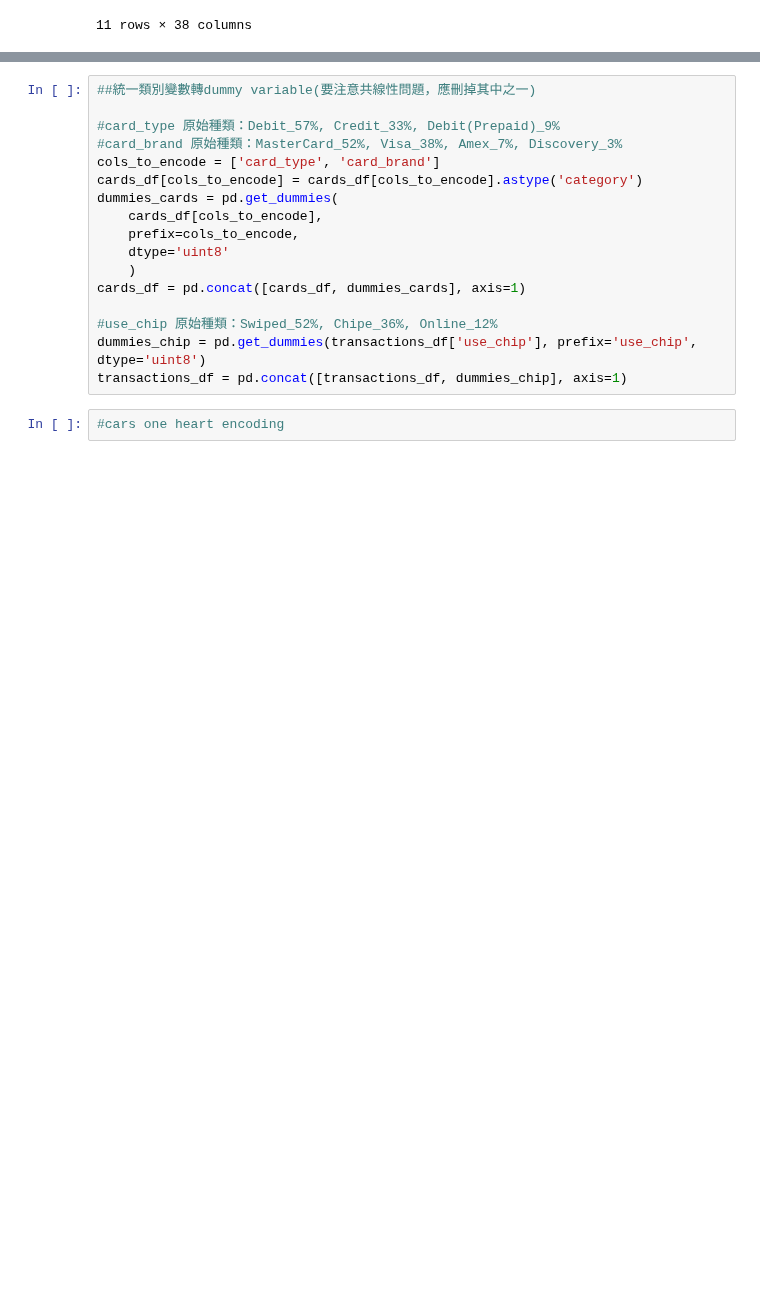
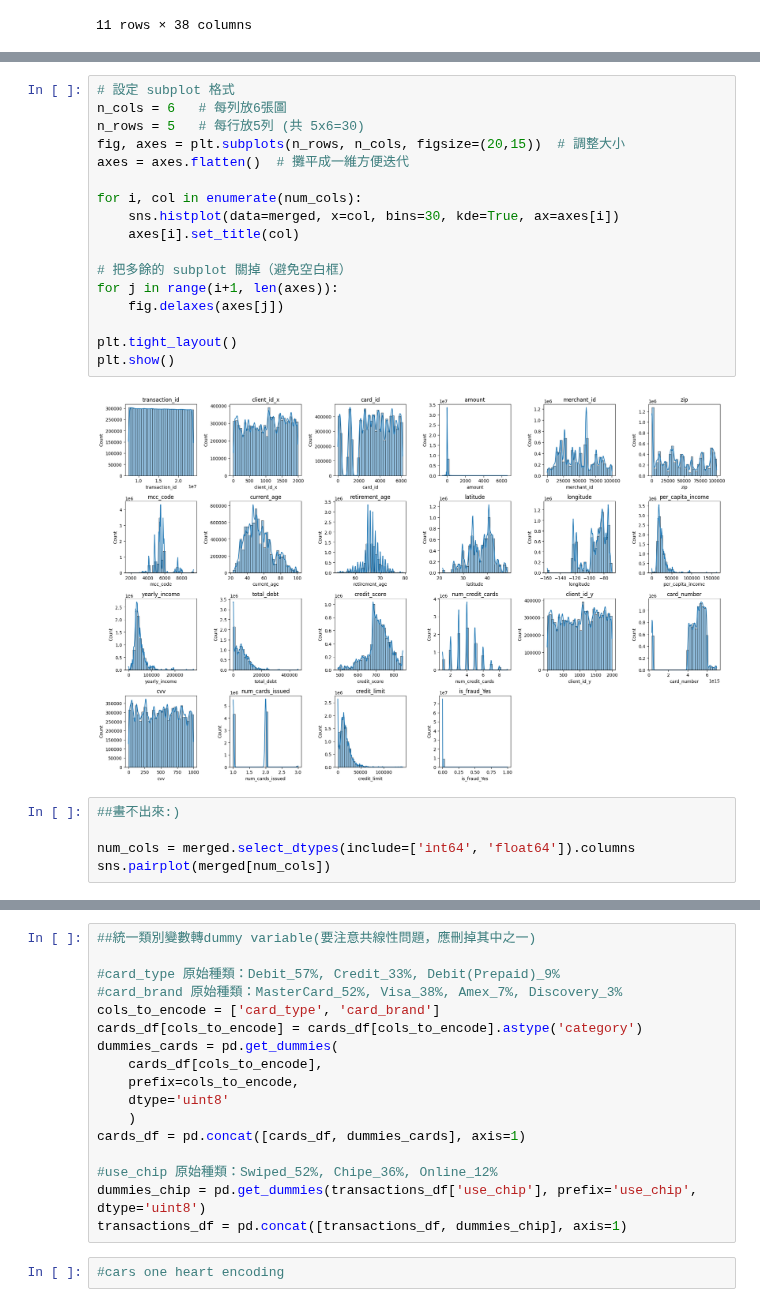
Before and after one commit to andyponn/2025_Fraud-Detection-project, a Jupyter notebook: Project.ipynb, the cells around one changed output, grey strips where cells are left out. Saved outputs shown, nothing was run; the diff lists cells and outputs as text; blank space fills up the shorter version.

```diff
--- a/Project.ipynb
+++ b/Project.ipynb
@@ -243,0 +258,24 @@ Note: you may need to restart the kernel to use updated packages.
+# %%
+# 設定 subplot 格式
+n_cols = 6   # 每列放6張圖
+n_rows = 5   # 每行放5列 (共 5x6=30)
+fig, axes = plt.subplots(n_rows, n_cols, figsize=(20,15))  # 調整大小
+axes = axes.flatten()  # 攤平成一維方便迭代
+
+for i, col in enumerate(num_cols):
+    sns.histplot(data=merged, x=col, bins=30, kde=True, ax=axes[i])
+    axes[i].set_title(col)
+
+# 把多餘的 subplot 關掉（避免空白框）
+for j in range(i+1, len(axes)):
+    fig.delaxes(axes[j])
+
+plt.tight_layout()
+plt.show()
+# %% [output]
+[figure, added]
+# %%
+##畫不出來:)
+
+num_cols = merged.select_dtypes(include=['int64', 'float64']).columns
+sns.pairplot(merged[num_cols])
```
Also changed, not shown: parts of 5 cells of this notebook.
